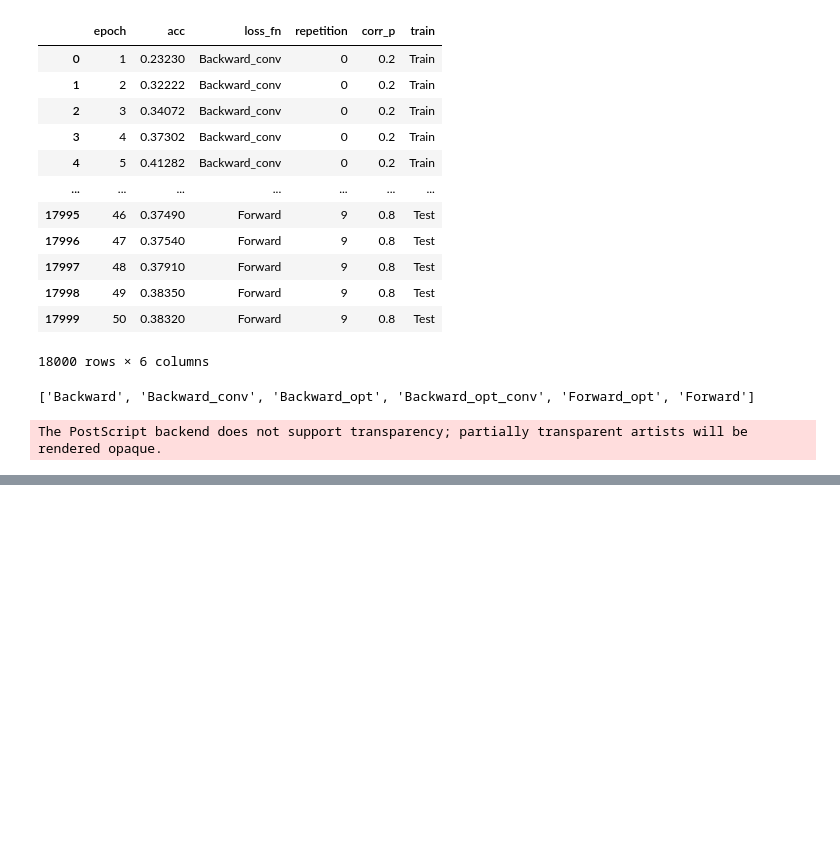
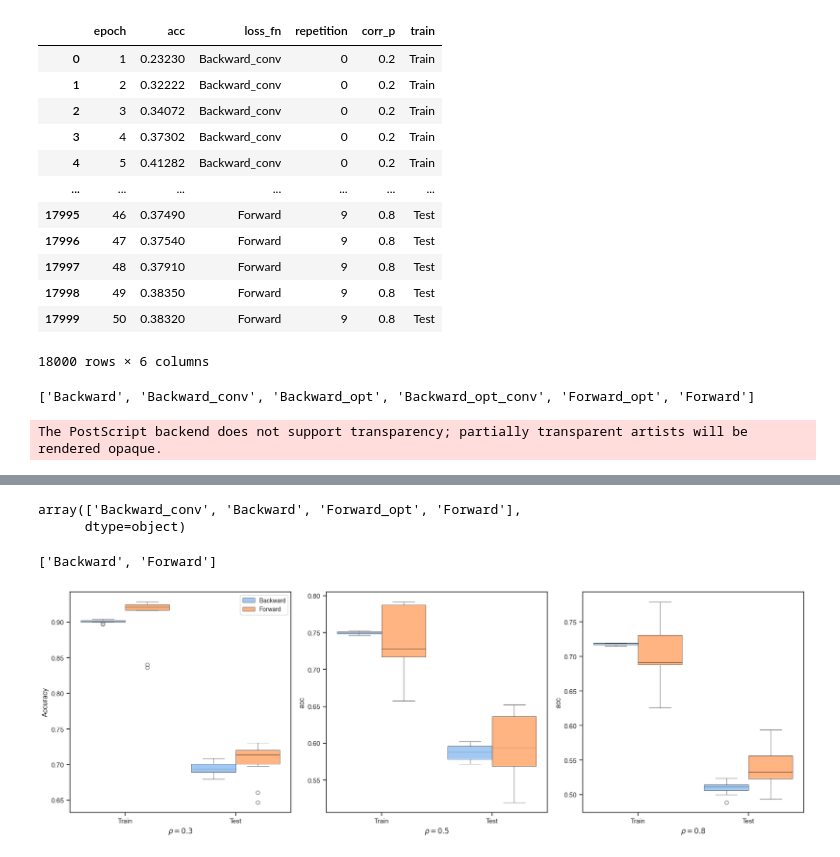
Before and after one commit to DaniBacaicoa/ForwardBackard_losses, a Jupyter notebook: New_Results_viasualization.ipynb, the cells around one changed output, grey strips where cells are left out. Cells and saved outputs as stored; diff of their text form; code cells hidden in the pictures; blank space fills up the shorter version.

```diff
--- a/New_Results_viasualization.ipynb
+++ b/New_Results_viasualization.ipynb
@@ -1281,0 +1353,60 @@ The PostScript backend does not support transparency; partially transparent arti
+# %%
+df_concatenado['loss_fn'].unique()
+# %% [output]
+array(['Backward_conv', 'Backward', 'Forward_opt', 'Forward'],
+      dtype=object)
+# %%
+selected_loss_fns = ['Backward', 'Forward']
+last_epoch_df = df_concatenado[df_concatenado['epoch'] == 30]
+last_epoch_df = last_epoch_df[last_epoch_df['loss_fn'].isin(selected_loss_fns)]
+
+df_corr1 = last_epoch_df[last_epoch_df['corr_p']==0.2]
+df_corr2 = last_epoch_df[last_epoch_df['corr_p']==0.5]
+df_corr3 = last_epoch_df[last_epoch_df['corr_p']==0.8]
+
+sns.set_theme(style="ticks", palette="pastel")
+fig, axes = plt.subplots(1, 3, figsize=(18, 6), sharey=False)
+
+
+hue_order = ['Backward', 'Forward']#'Backward_conv', 'Backward_opt', 'Backward_opt_conv', 'Forward', 'Forward_opt']
+new_labels = ['Backward', 'Forward']#'Convex Backward ', r'Backward (${\bf B}^\ast$)', r'Convex Backward (${\bf B}^\ast$)', , r'ForwardBackward (${\bf F=I},{\bf B=B^\ast}$)']
+
+
+sns.boxplot(data=df_corr1, x='train', y='acc', hue='loss_fn', hue_order= hue_order, ax=axes[0], saturation=1,
+            boxprops=dict(edgecolor='black', linewidth=0.4),
+            whiskerprops=dict(color='black', linewidth=0.4),
+            capprops=dict(color='black', linewidth=0.4),
+            medianprops=dict(color='black', linewidth=0.4))
+axes[0].set_xlabel(r'$\rho=0.3$')
+axes[0].set_ylabel('Accuracy')
+
+handles, labels = axes[0].get_legend_handles_labels()
+axes[0].legend(handles, new_labels,prop={'size': 10})
+print(labels)
+
+
+sns.boxplot(data=df_corr2, x='train', y='acc', hue='loss_fn', hue_order= hue_order, ax=axes[1], saturation=1,
+            boxprops=dict(edgecolor='black', linewidth=0.4),
+            whiskerprops=dict(color='black', linewidth=0.4),
+            capprops=dict(color='black', linewidth=0.4),
+            medianprops=dict(color='black', linewidth=0.4))
+axes[1].set_xlabel(r'$\rho=0.5$')
+#axes[1].set_ylabel('Accuracy')
+axes[1].legend().remove()
+
+sns.boxplot(data=df_corr3, x='train', y='acc', hue='loss_fn', hue_order= hue_order, ax=axes[2], saturation=1,
+            boxprops=dict(edgecolor='black', linewidth=0.4),
+            whiskerprops=dict(color='black', linewidth=0.4),
+            capprops=dict(color='black', linewidth=0.4),
+            medianprops=dict(color='black', linewidth=0.4))
+axes[2].set_xlabel(r'$\rho=0.8$')
+#axes[2].set_ylabel('Accuracy')
+axes[2].legend().remove()
+
+# Adjust layout
+plt.tight_layout()
+plt.show()
+#plt.savefig('Fig2.eps', format='eps',dpi=1000)
+# %% [output]
+['Backward', 'Forward']
+[figure, added]
```
Also changed, not shown: parts of 4 cells of this notebook, 3 other files.
